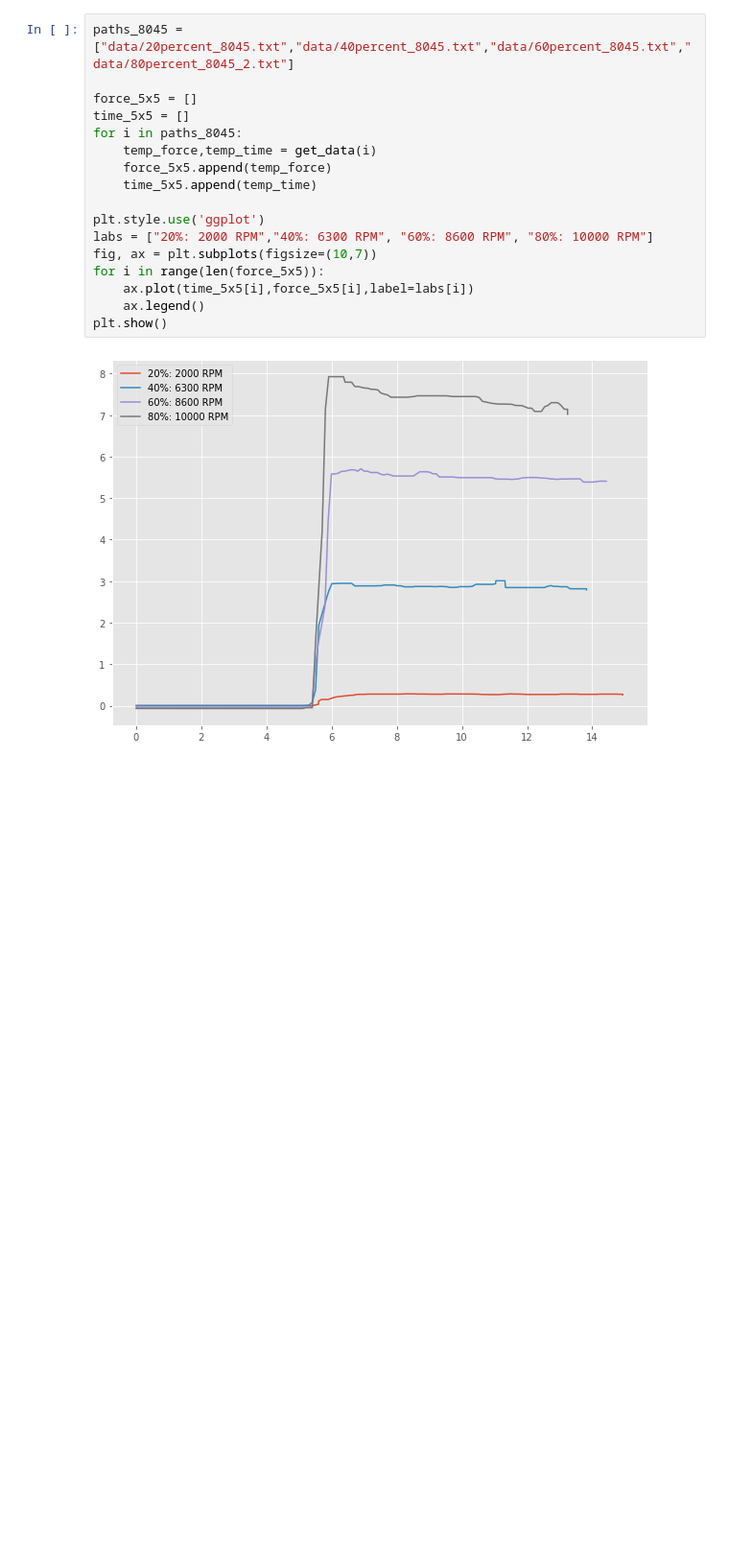
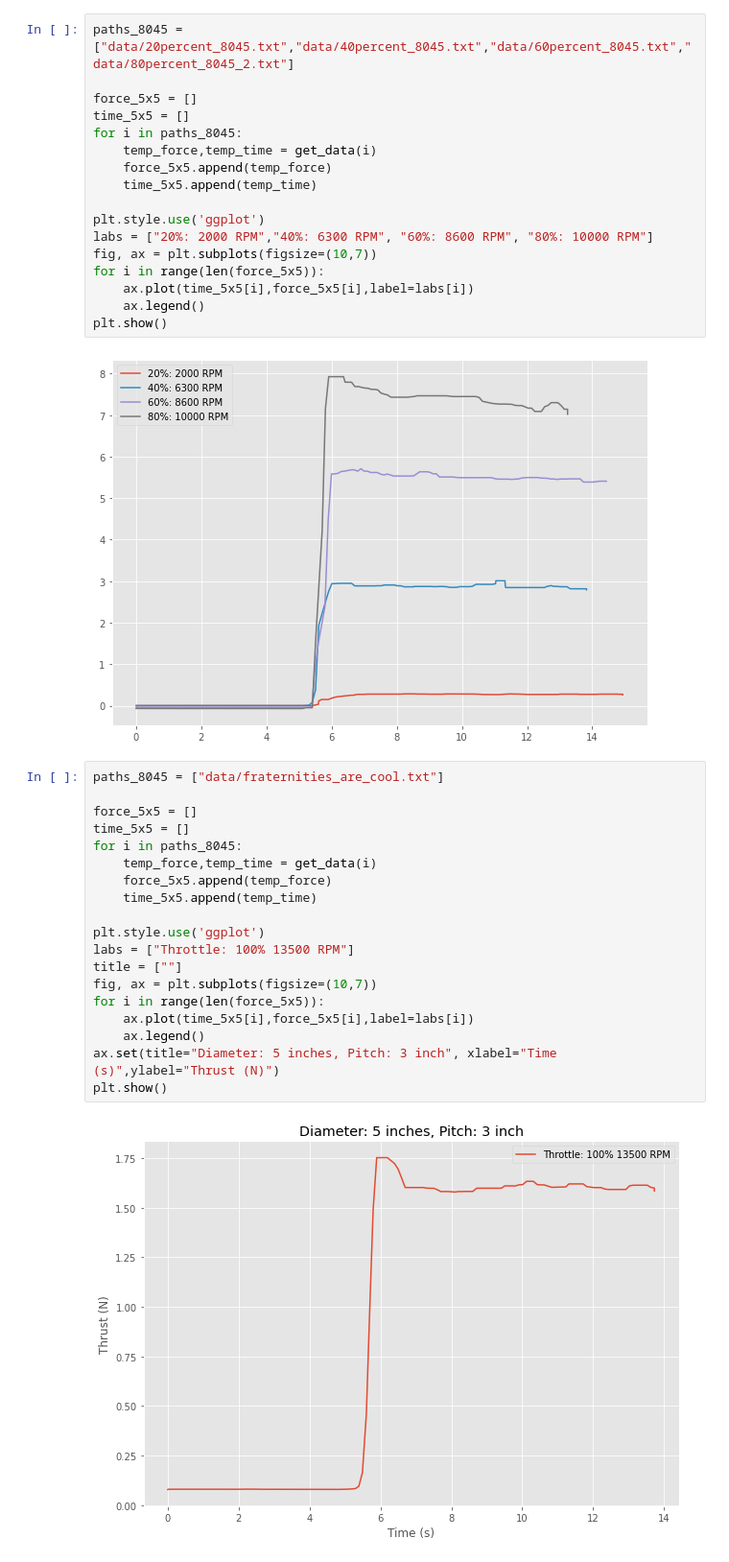
Before and after one commit to nmarks99/aero-capstone, a Jupyter notebook: thrust_test/nice_plots.ipynb, the cells around one changed output. Shown at 96% size. Drawn from its saved outputs; the diff is of its cells as text; blank space fills up the shorter version.

```diff
--- a/thrust_test/nice_plots.ipynb
+++ b/thrust_test/nice_plots.ipynb
@@ -57,3 +57,24 @@ for i in range(len(force_5x5)):
 plt.show()
 # %% [output]
 [figure]
+# %%
+paths_8045 = ["data/fraternities_are_cool.txt"]
+
+force_5x5 = []
+time_5x5 = []
+for i in paths_8045:
+    temp_force,temp_time = get_data(i)
+    force_5x5.append(temp_force)
+    time_5x5.append(temp_time)
+
+plt.style.use('ggplot')
+labs = ["Throttle: 100% 13500 RPM"]
+title = [""]
+fig, ax = plt.subplots(figsize=(10,7))
+for i in range(len(force_5x5)):
+    ax.plot(time_5x5[i],force_5x5[i],label=labs[i])
+    ax.legend()
+ax.set(title="Diameter: 5 inches, Pitch: 3 inch", xlabel="Time (s)",ylabel="Thrust (N)")
+plt.show()
+# %% [output]
+[figure, added]
```
